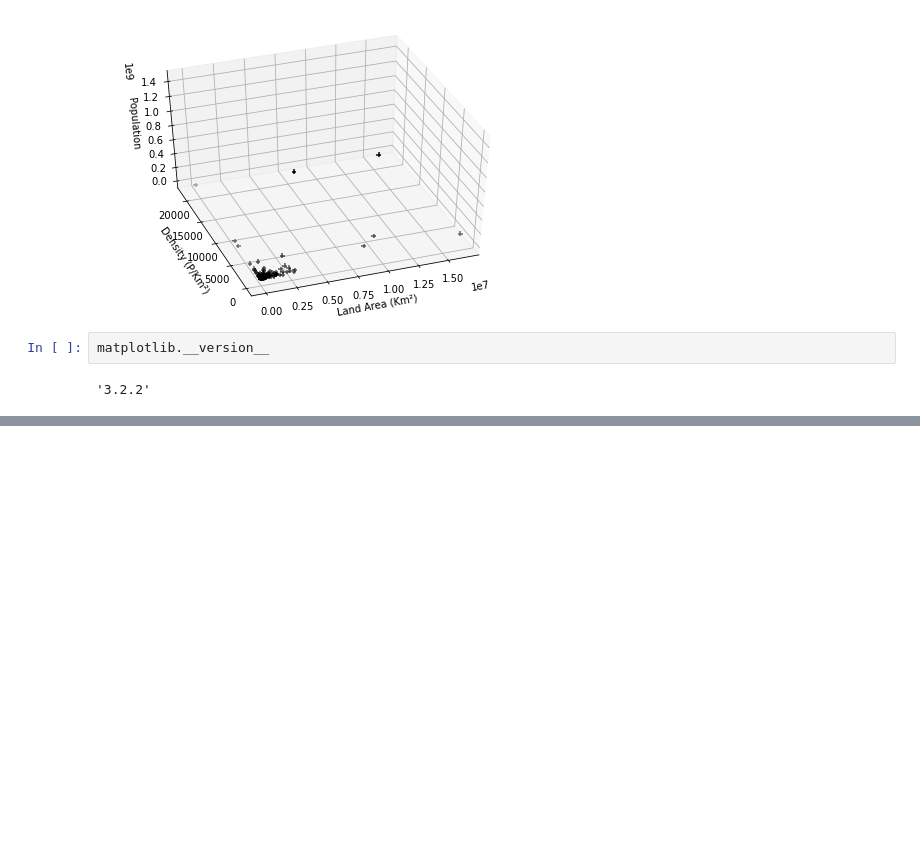
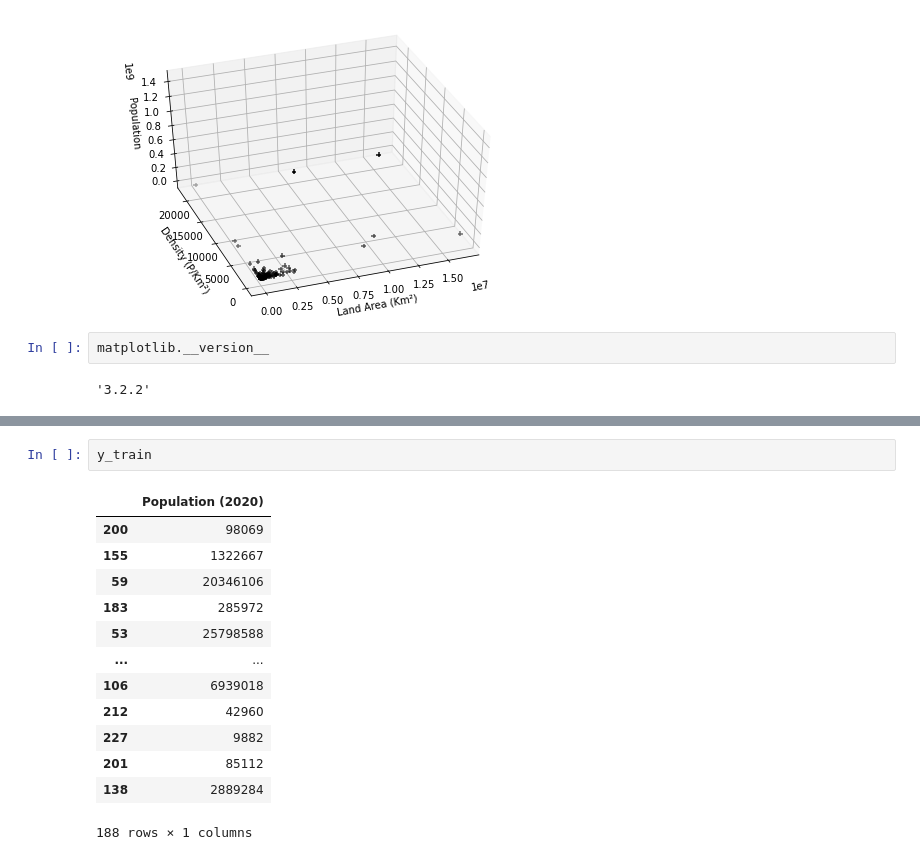
Before and after one commit to Bellac12345/Population-Prediction, a Jupyter notebook: Multiple Linear Regression Notebook.ipynb, the cells around one changed output, grey strips where cells are left out. Cells and saved outputs as stored; diff of their text form; blank space fills up the shorter version.

```diff
--- a/Multiple Linear Regression Notebook.ipynb
+++ b/Multiple Linear Regression Notebook.ipynb
@@ -119,0 +136,16 @@ matplotlib.__version__
+# %%
+y_train
+# %% [output]
+|  | Population (2020) |
+| 200 | 98069 |
+| 155 | 1322667 |
+| 59 | 20346106 |
+| 183 | 285972 |
+| 53 | 25798588 |
+| ... | ... |
+| 106 | 6939018 |
+| 212 | 42960 |
+| 227 | 9882 |
+| 201 | 85112 |
+| 138 | 2889284 |
+188 rows × 1 columns
```
Also changed, not shown: parts of 2 cells of this notebook.
